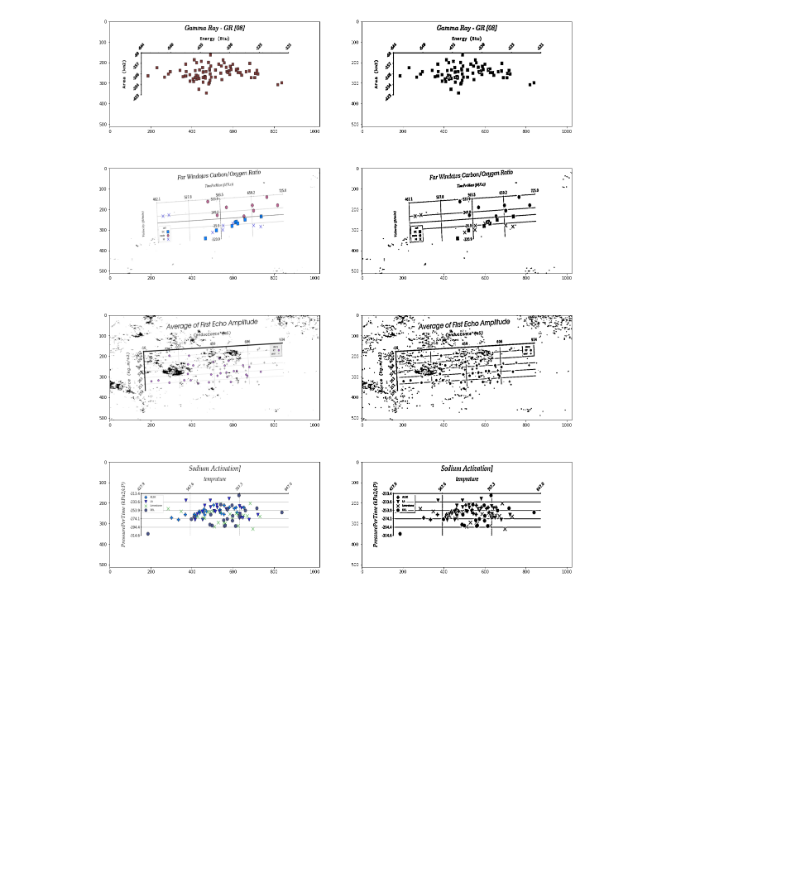
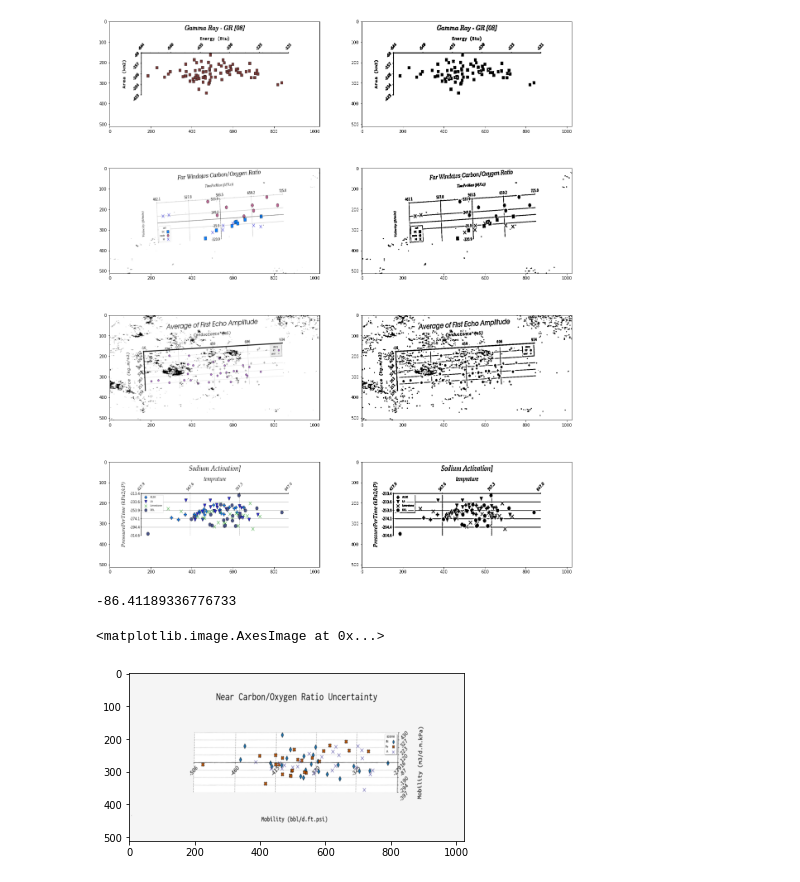
Before and after one commit to REDA-solutions/PlotLegendDetectionCV, a Jupyter notebook: preprocessing_example.ipynb, the cells around one changed output. Saved outputs shown, nothing was run; the diff lists cells and outputs as text; code cells hidden in the pictures; blank space fills up the shorter version.

Commit message:
Corrects skew correction method of preprocessor

```diff
--- a/preprocessing_example.ipynb
+++ b/preprocessing_example.ipynb
@@ -22,3 +23,12 @@ for i in range(len(imgs)):
     plt.imshow(cv2.cvtColor(img, cv2.COLOR_BGR2RGB), cmap='Greys_r')
 # %% [output]
 [figure]
+# %%
+import numpy as np
+img = cv2.imread(path + '\\' + '20220915195226114882.png')
+# %%
+plt.imshow(p._correct_skew(img), cmap='Greys_r')
+# %% [output]
+-86.41189336776733
+<matplotlib.image.AxesImage at 0x...>
+[figure, added]
```
Also changed, not shown: parts of 4 cells of this notebook, 1 other file.
